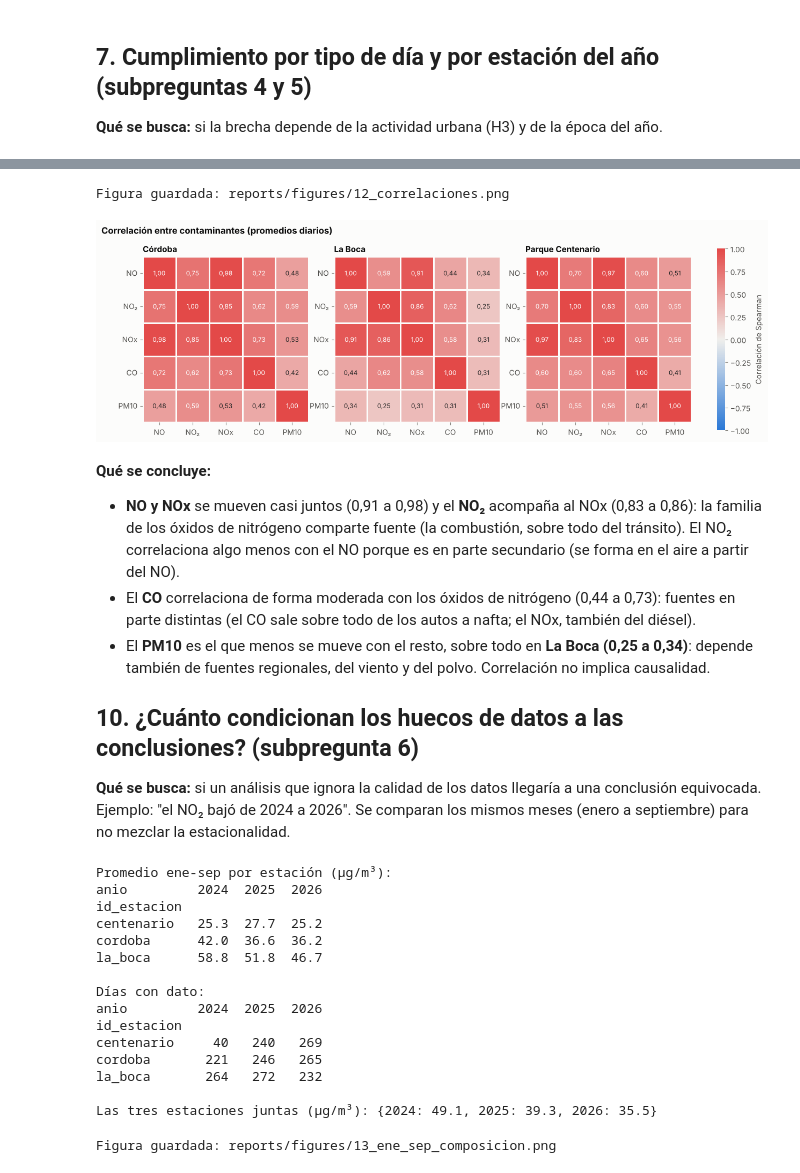
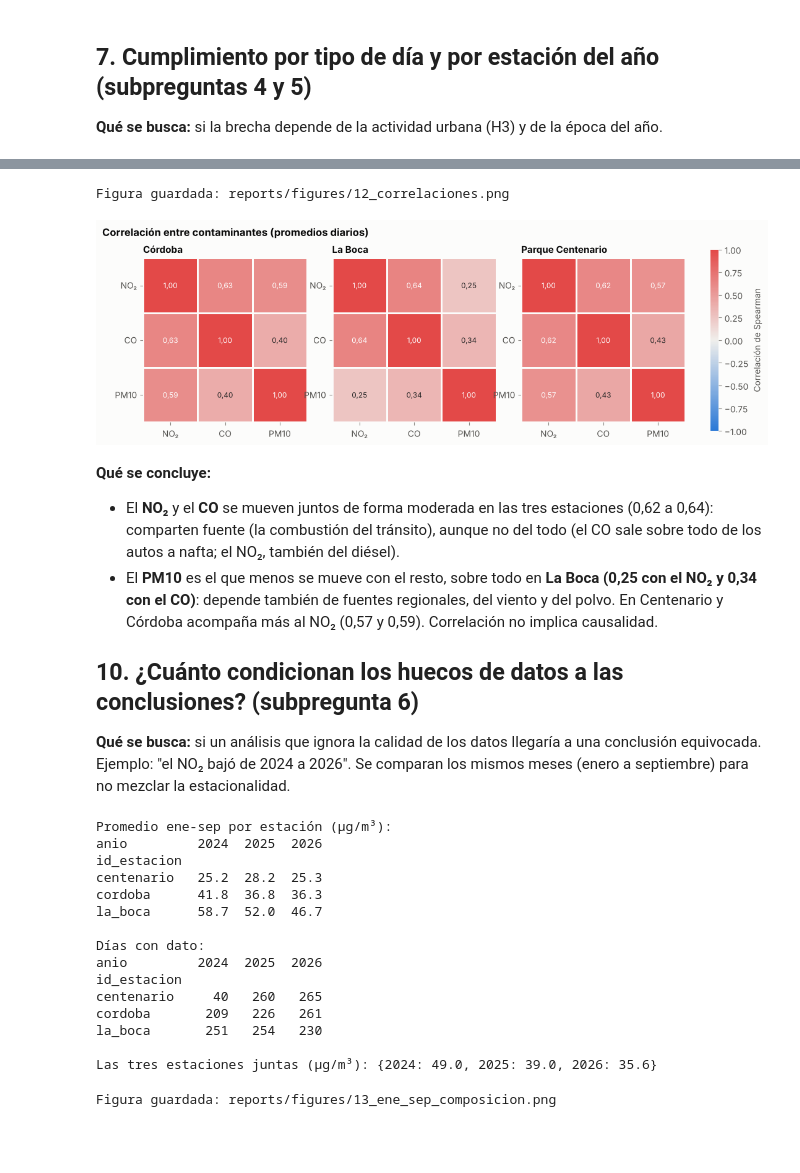
Before and after one commit to ezequielmaranda/nox-ciudad, a Jupyter notebook: notebooks/eda.ipynb, the cells around one changed output, grey strips where cells are left out. Cells and saved outputs as stored; diff of their text form; code cells hidden in the pictures; blank space fills up the shorter version.

```diff
--- a/notebooks/eda.ipynb
+++ b/notebooks/eda.ipynb
@@ -116,10 +116,13 @@ completitud_mensual = leer("agg_completitud_mensual")
 calidad_resumen = leer("calidad_resumen")
 violaciones = leer("calidad_violaciones")
 outliers = leer("calidad_outliers")
+horaria = leer("fact_medicion_horaria")     # NO2 hora por hora (segunda tabla de hechos)
+contexto = leer("agg_contexto_anual")       # serie larga 2010-2025 (contexto)
 
 NOMBRE = dim_estacion.set_index("id_estacion")["nombre"].to_dict()
 ORDEN_ESTACIONES = dim_estacion.sort_values("orden")["id_estacion"].tolist()
 GUIA = {(r.id_contaminante, r.promedio): r.guia_oms for r in ref_oms.itertuples()}
-for nombre, df in [("fact_medicion_diaria", fact), ("agg_cumplimiento_diario", diario), ("agg_anual", anual)]:
+for nombre, df in [("fact_medicion_diaria", fact), ("fact_medicion_horaria", horaria),
+                   ("agg_cumplimiento_diario", diario), ("agg_anual", anual)]:
     print(f"{nombre:25s} {df.shape[0]:>7,} filas × {df.shape[1]} columnas".replace(",", "."))
 # %% [output]
@@ -1040,36 +1079,35 @@ visual en el panel de 8 a 16 h: la OMS la define sobre el promedio diario.
 # %%
-ancho24 = (fact[(fact.ventana == "24h") & fact.tiene_dato]
+ancho24 = (fact[fact.tiene_dato]
            .pivot_table(index=["id_estacion", "fecha"], columns="id_contaminante", values="valor_masa"))
-orden_c = ["no", "no2", "nox", "co", "pm10"]
-etiquetas_c = ["NO", "NO₂", "NOx", "CO", "PM10"]
+orden_c = ["no2", "co", "pm10"]
+etiquetas_c = ["NO₂", "CO", "PM10"]
 cmap_div = LinearSegmentedColormap.from_list("div", ["#2a78d6", "#f0efec", "#e34948"])
-fig, ejes = plt.subplots(1, 4, figsize=(14, 4.4), gridspec_kw={"width_ratios": [1, 1, 1, 0.05]})
+fig, ejes = plt.subplots(1, 4, figsize=(12, 3.8), gridspec_kw={"width_ratios": [1, 1, 1, 0.05]})
 barra_ax = ejes[3]
 for k, (ax, e) in enumerate(zip(ejes[:3], ORDEN_ESTACIONES)):
     corr = ancho24.loc[e][orden_c].corr(method="spearman")
     corr.index, corr.columns = etiquetas_c, etiquetas_c
     textos = corr.map(lambda v: coma(v, 2))  # coma decimal en las celdas
     sns.heatmap(corr, annot=textos, fmt="", cmap=cmap_div, vmin=-1, vmax=1, square=True, linewidths=2,
                 linecolor=SUPERFICIE, cbar=k == 2, cbar_ax=barra_ax if k == 2 else None,
                 cbar_kws={"label": "Correlación de Spearman"},
                 annot_kws={"fontsize": 8.5}, ax=ax)
     ax.tick_params(axis="y", rotation=0)
     ax.set_title(NOMBRE[e], fontsize=11)
 fig.suptitle("Correlación entre contaminantes (promedios diarios)", x=0.07, ha="left", fontweight="bold", fontsize=12)
 guardar(fig, "12_correlaciones")
 plt.show()
 # %% [output]
 Figura guardada: reports/figures/12_correlaciones.png
-[figure, old version]
+[figure, new version]
 # %% [markdown]
 **Qué se concluye:**
-- **NO y NOx** se mueven casi juntos (0,91 a 0,98) y el **NO₂** acompaña al NOx (0,83 a 0,86): la familia de los
-  óxidos de nitrógeno comparte fuente (la combustión, sobre todo del tránsito). El NO₂ correlaciona algo menos con
-  el NO porque es en parte secundario (se forma en el aire a partir del NO).
-- El **CO** correlaciona de forma moderada con los óxidos de nitrógeno (0,44 a 0,73): fuentes en parte distintas
-  (el CO sale sobre todo de los autos a nafta; el NOx, también del diésel).
-- El **PM10** es el que menos se mueve con el resto, sobre todo en **La Boca (0,25 a 0,34)**: depende también de
-  fuentes regionales, del viento y del polvo. Correlación no implica causalidad.
+- El **NO₂** y el **CO** se mueven juntos de forma moderada en las tres estaciones (0,62 a 0,64): comparten fuente
+  (la combustión del tránsito), aunque no del todo (el CO sale sobre todo de los autos a nafta; el NO₂, también del
+  diésel).
+- El **PM10** es el que menos se mueve con el resto, sobre todo en **La Boca (0,25 con el NO₂ y 0,34 con el CO)**:
+  depende también de fuentes regionales, del viento y del polvo. En Centenario y Córdoba acompaña más al NO₂ (0,57 y
+  0,59). Correlación no implica causalidad.
 
 ## 10. ¿Cuánto condicionan los huecos de datos a las conclusiones? (subpregunta 6)
 
@@ -1077,7 +1115,7 @@ Figura guardada: reports/figures/12_correlaciones.png
 Ejemplo: "el NO₂ bajó de 2024 a 2026". Se comparan los mismos meses (enero a septiembre) para no mezclar la
 estacionalidad.
 # %%
-ene_sep = fact[(fact.id_contaminante == "no2") & (fact.ventana == "24h") & fact.tiene_dato
+ene_sep = fact[(fact.id_contaminante == "no2") & fact.tiene_dato
                & (pd.to_datetime(fact.fecha).dt.month <= 9)].copy()
 ene_sep["anio"] = pd.to_datetime(ene_sep.fecha).dt.year
 por_estacion = ene_sep.pivot_table(index="id_estacion", columns="anio", values="valor_masa", aggfunc="mean")
@@ -1090,18 +1128,18 @@ print("\nLas tres estaciones juntas (µg/m³):", juntas.round(1).to_dict())
 Promedio ene-sep por estación (µg/m³):
 anio         2024  2025  2026
 id_estacion
-centenario   25.3  27.7  25.2
-cordoba      42.0  36.6  36.2
-la_boca      58.8  51.8  46.7
+centenario   25.2  28.2  25.3
+cordoba      41.8  36.8  36.3
+la_boca      58.7  52.0  46.7
 
 Días con dato:
 anio         2024  2025  2026
 id_estacion
-centenario     40   240   269
-cordoba       221   246   265
-la_boca       264   272   232
+centenario     40   260   265
+cordoba       209   226   261
+la_boca       251   254   230
 
-Las tres estaciones juntas (µg/m³): {2024: 49.1, 2025: 39.3, 2026: 35.5}
+Las tres estaciones juntas (µg/m³): {2024: 49.0, 2025: 39.0, 2026: 35.6}
 # %%
 fig, ax = plt.subplots(figsize=(9, 4.6))
 anios = [2024, 2025, 2026]
```
Also changed, not shown: parts of 55 cells of this notebook, 17 other files.
